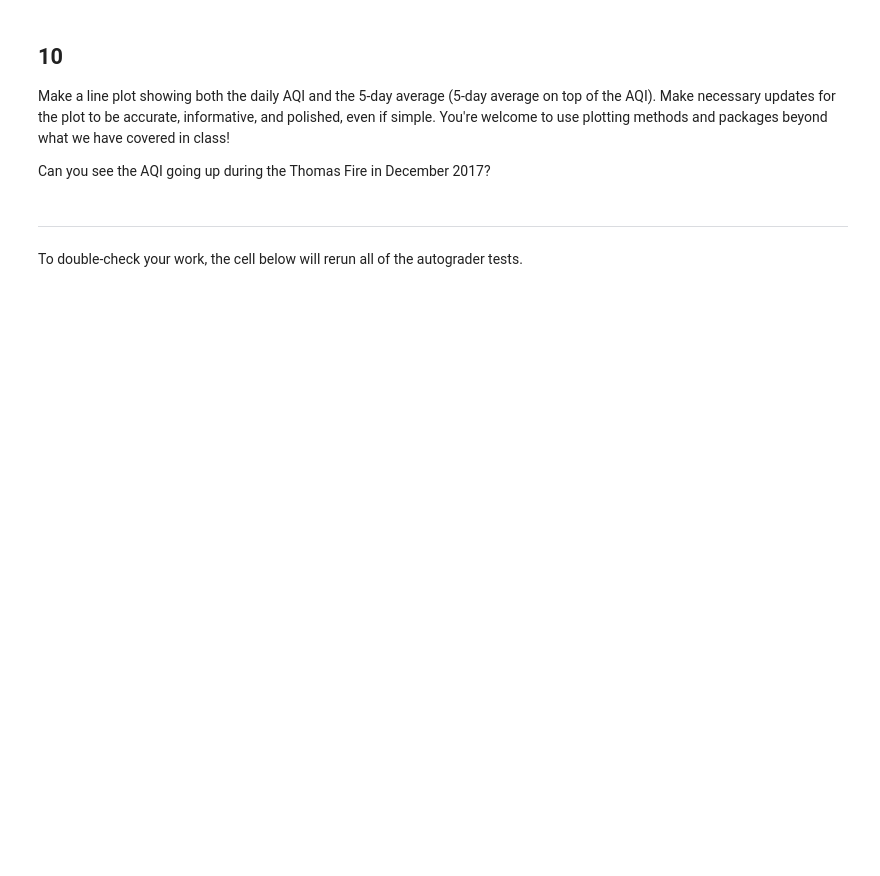
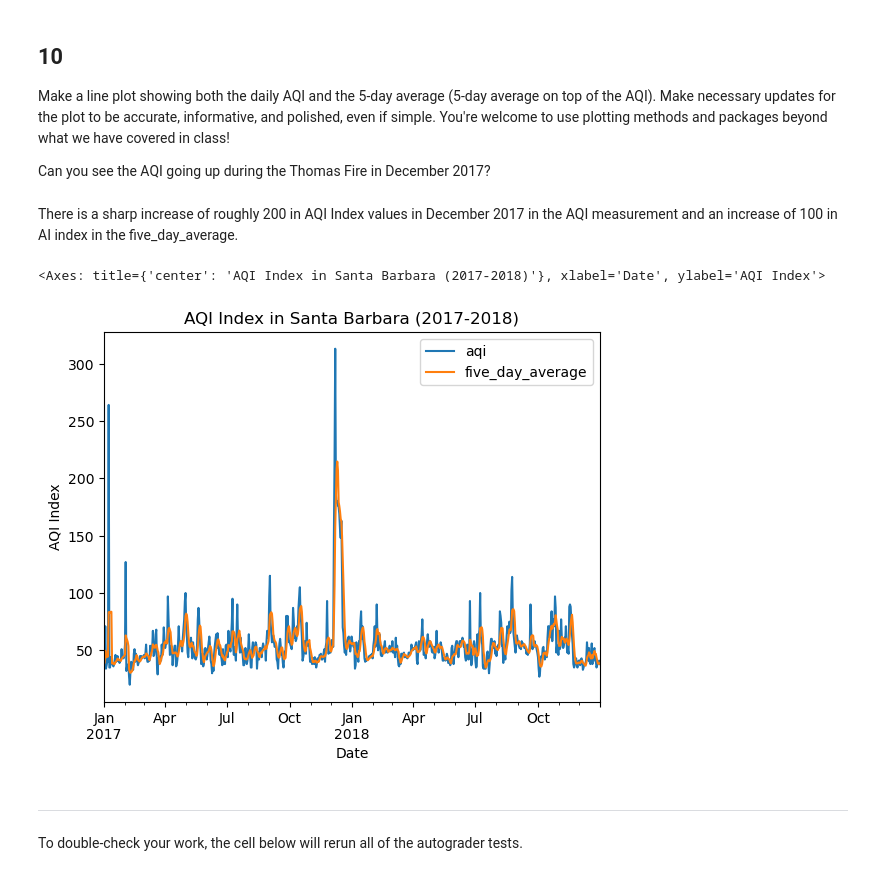
Before and after one commit to edengonzalezz/eds220-hwk2, a Jupyter notebook: task3/hwk2-task3-aqi.ipynb, the cells around one changed output. Cells and saved outputs as stored; diff of their text form; code cells hidden in the pictures; blank space fills up the shorter version.

```diff
--- a/task3/hwk2-task3-aqi.ipynb
+++ b/task3/hwk2-task3-aqi.ipynb
@@ -319,0 +348,4 @@ aqi_sb
+# %%
+# Create a new column by defining name and the input. Use '5D' to specify 5 day rolling window
+aqi_sb['five_day_average'] = aqi_sb['aqi'].rolling('5D').mean()
+aqi_sb
@@ -326,6 +375,16 @@ grader.check("q9")
 Make a line plot showing both the daily AQI and the 5-day average (5-day average on top of the AQI). Make necessary updates for the plot to be accurate, informative, and polished, even if simple. You're welcome to use plotting methods and packages beyond what we have covered in class!
 
 Can you see the AQI going up during the Thomas Fire in December 2017?
+# %% [markdown]
+There is a sharp increase of roughly 200 in AQI Index values in December 2017 in the AQI measurement and an increase of 100 in AI index in the five_day_average.
+# %%
+# Select the aqi and five_day_average columns to plot
+aqi_sb[['aqi', 'five_day_average']].plot(xlabel = 'Date',
+                                         ylabel = 'AQI Index',
+                                         title = 'AQI Index in Santa Barbara (2017-2018)')
+# %% [output]
+<Axes: title={'center': 'AQI Index in Santa Barbara (2017-2018)'}, xlabel='Date', ylabel='AQI Index'>
+[figure, added]
 # %% [markdown]
 ---
 
```
Also changed, not shown: parts of 10 cells of this notebook.
